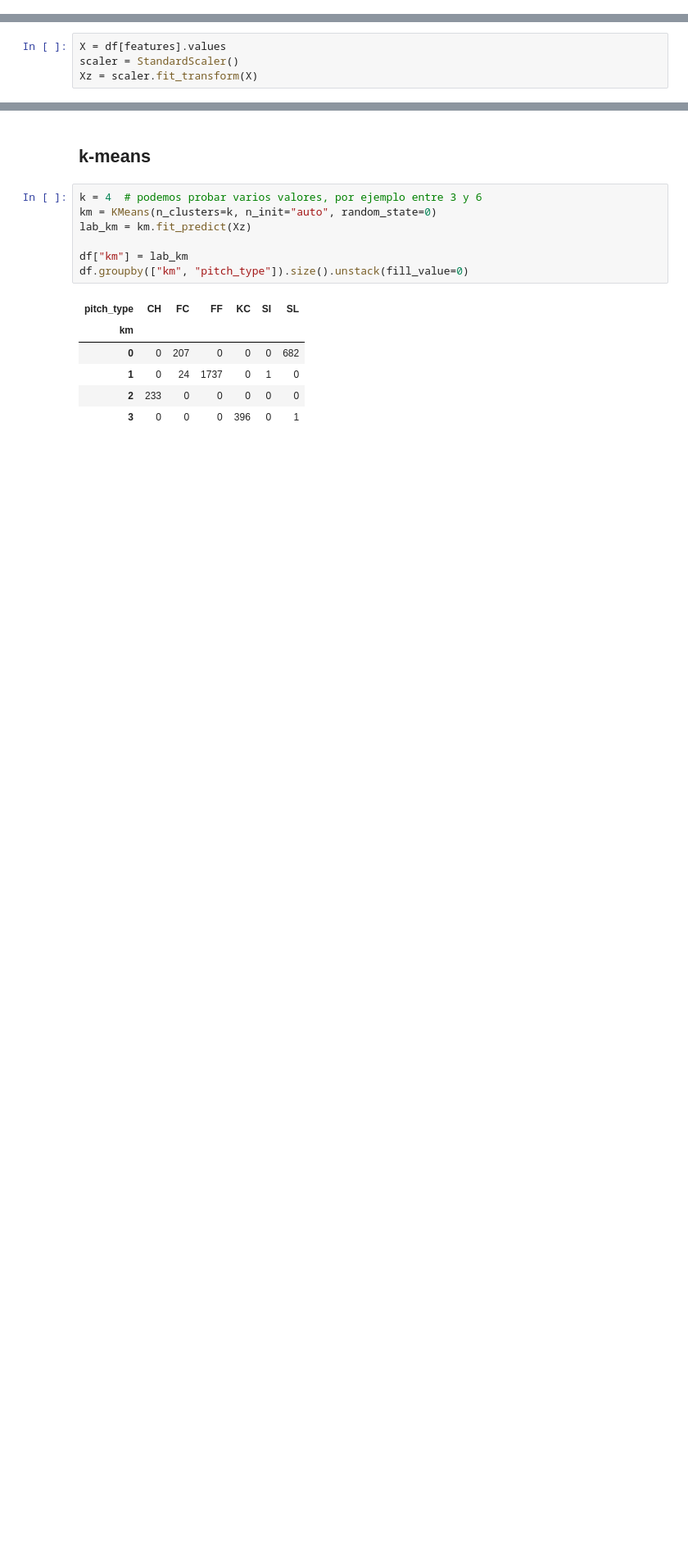
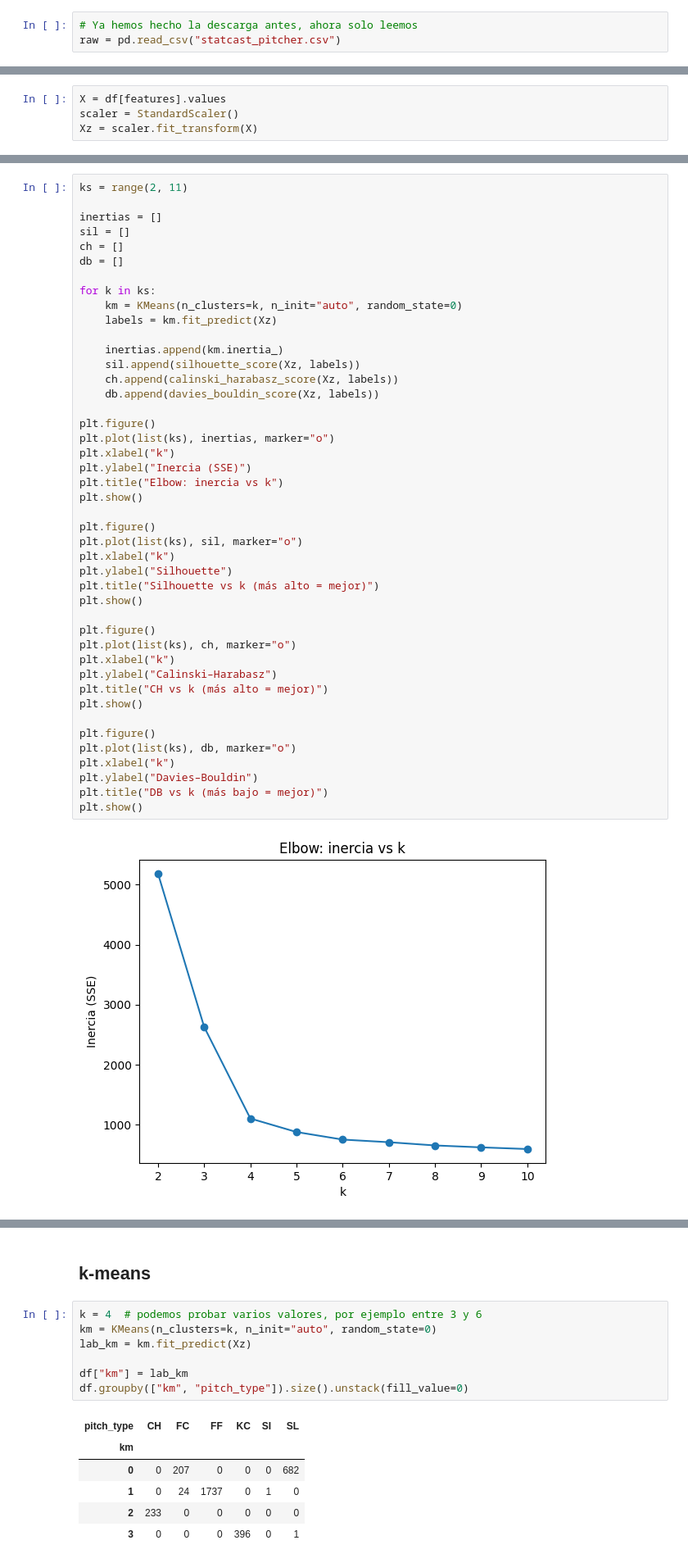
Before and after one commit to carmenlancho/FeatureSelection_Complexity, a Jupyter notebook: ClusteringSports.ipynb, the cells around one changed output, grey strips where cells are left out. Shown at 82% size. Saved outputs shown, nothing was run; the diff lists cells and outputs as text; blank space fills up the shorter version.

```diff
--- a/ClusteringSports.ipynb
+++ b/ClusteringSports.ipynb
@@ -64,0 +66,3 @@ raw.to_csv("statcast_pitcher.csv", index=False) # guardamos porque tarda un poco
+# %%
+# Ya hemos hecho la descarga antes, ahora solo leemos
+raw = pd.read_csv("statcast_pitcher.csv")
@@ -122,0 +172,46 @@ Xz = scaler.fit_transform(X)
+# %%
+ks = range(2, 11)
+
+inertias = []
+sil = []
+ch = []
+db = []
+
+for k in ks:
+    km = KMeans(n_clusters=k, n_init="auto", random_state=0)
+    labels = km.fit_predict(Xz)
+
+    inertias.append(km.inertia_)
+    sil.append(silhouette_score(Xz, labels))
+    ch.append(calinski_harabasz_score(Xz, labels))
+    db.append(davies_bouldin_score(Xz, labels))
+
+plt.figure()
+plt.plot(list(ks), inertias, marker="o")
+plt.xlabel("k")
+plt.ylabel("Inercia (SSE)")
+plt.title("Elbow: inercia vs k")
+plt.show()
+
+plt.figure()
+plt.plot(list(ks), sil, marker="o")
+plt.xlabel("k")
+plt.ylabel("Silhouette")
+plt.title("Silhouette vs k (más alto = mejor)")
+plt.show()
+
+plt.figure()
+plt.plot(list(ks), ch, marker="o")
+plt.xlabel("k")
+plt.ylabel("Calinski–Harabasz")
+plt.title("CH vs k (más alto = mejor)")
+plt.show()
+
+plt.figure()
+plt.plot(list(ks), db, marker="o")
+plt.xlabel("k")
+plt.ylabel("Davies–Bouldin")
+plt.title("DB vs k (más bajo = mejor)")
+plt.show()
+# %% [output]
+[figure, added]
```
Also changed, not shown: parts of 38 cells of this notebook.
